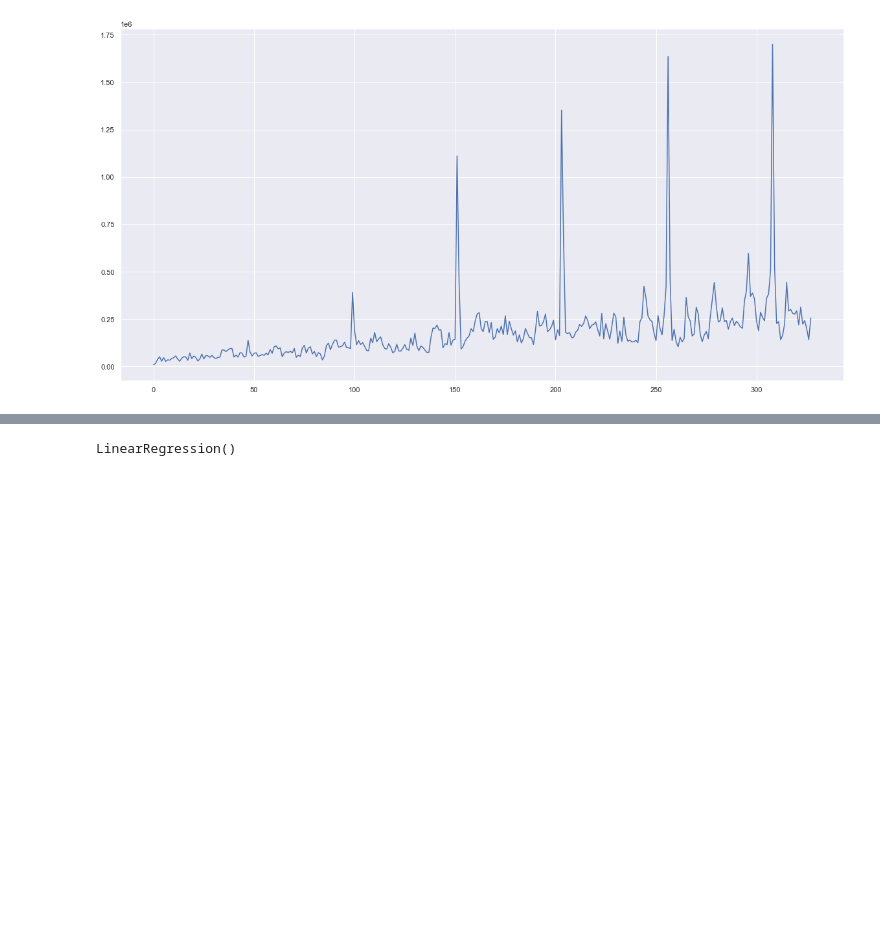
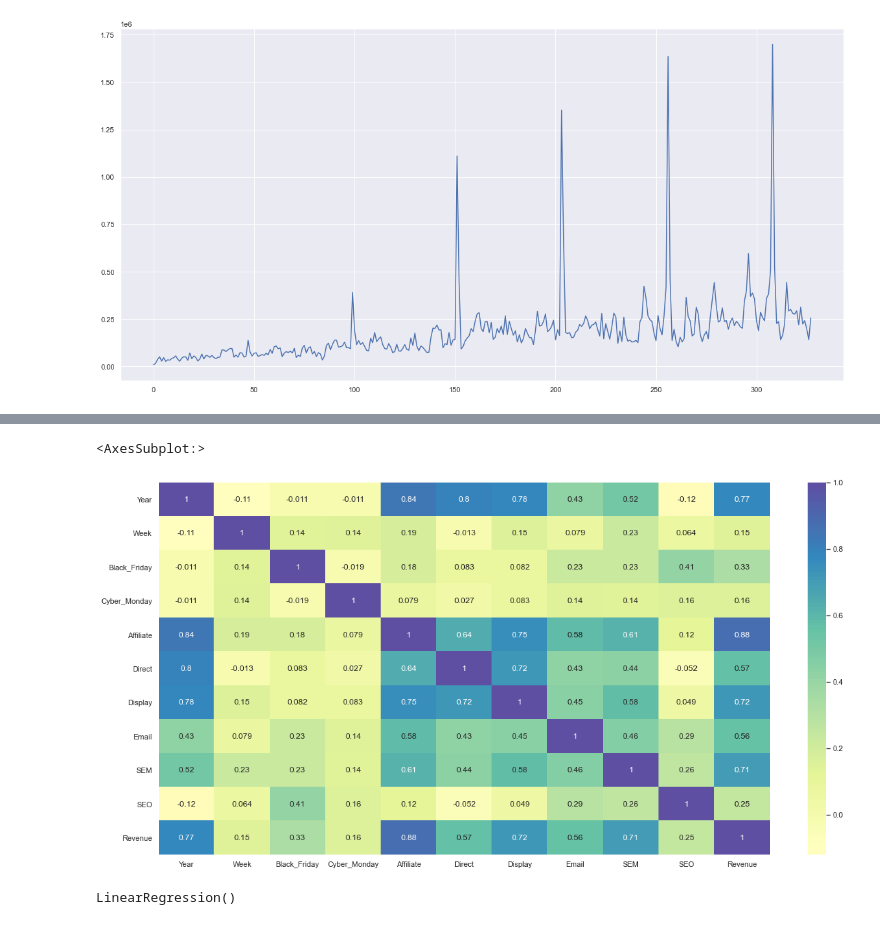
Before and after one commit to Jorge-Montenegro/TFM, a Jupyter notebook: TFM.ipynb, the cells around one changed output, grey strips where cells are left out. Saved outputs shown, nothing was run; the diff lists cells and outputs as text; code cells hidden in the pictures; blank space fills up the shorter version.

```diff
--- a/TFM.ipynb
+++ b/TFM.ipynb
@@ -354,0 +457,10 @@ plt.plot(data_consolidated.index, data_consolidated['Revenue'])
+# %%
+corr = data_log1p.corr()
+fig = plt.figure()
+fig.set_size_inches(20,10)
+#Otra manera
+#plt.subplots(figsize=(20, 10))
+sns.heatmap(corr, cmap='Spectral', annot=True, center=-0.1)
+# %% [output]
+<AxesSubplot:>
+[figure, added]
```
Also changed, not shown: parts of 35 cells of this notebook.
